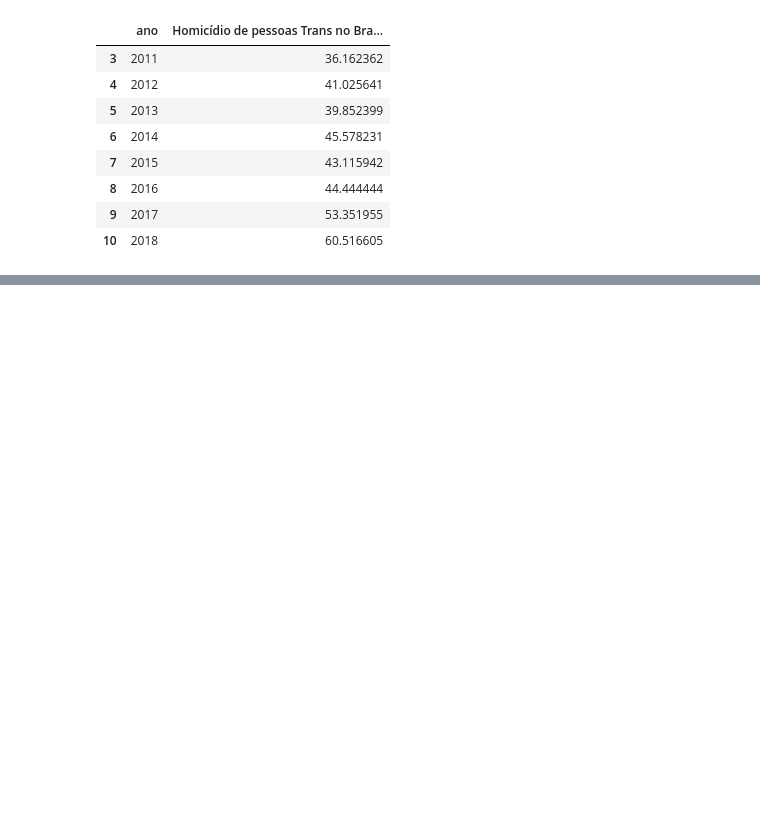
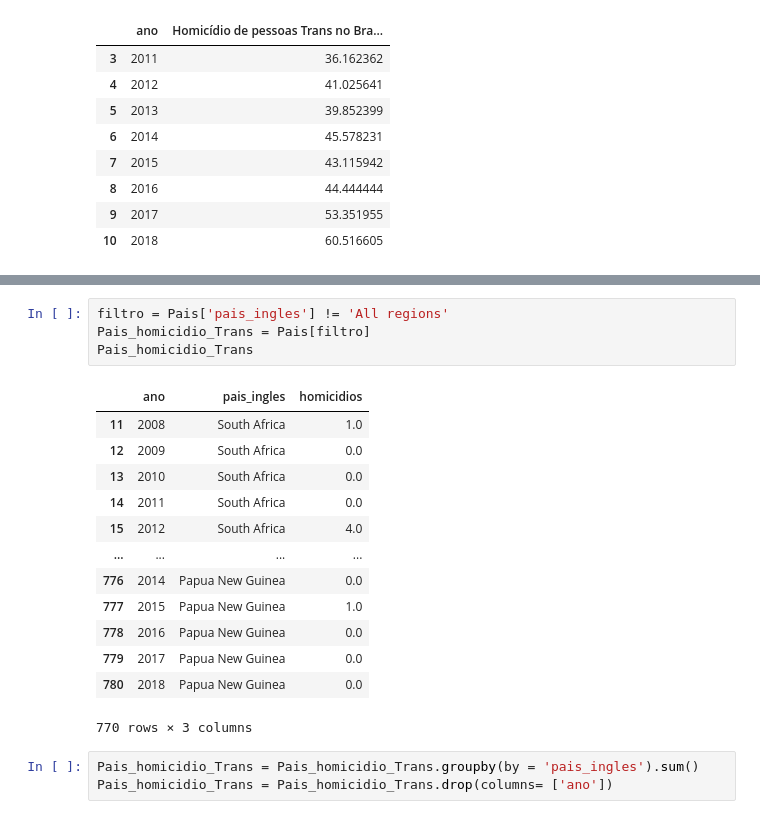
Before and after one commit to YasminForestti/Processo-seletivo-Analytica-2022, a Jupyter notebook: LGBTQIA+fobia.ipynb, the cells around one changed output, grey strips where cells are left out. Saved outputs shown, nothing was run; the diff lists cells and outputs as text; blank space fills up the shorter version.

```diff
--- a/LGBTQIA+fobia.ipynb
+++ b/LGBTQIA+fobia.ipynb
@@ -200,0 +219,21 @@ porcentagem_mortes_brasil
+# %%
+filtro = Pais['pais_ingles'] != 'All regions'
+Pais_homicidio_Trans = Pais[filtro]
+Pais_homicidio_Trans
+# %% [output]
+|  | ano | pais_ingles | homicidios |
+| 11 | 2008 | South Africa | 1.0 |
+| 12 | 2009 | South Africa | 0.0 |
+| 13 | 2010 | South Africa | 0.0 |
+| 14 | 2011 | South Africa | 0.0 |
+| 15 | 2012 | South Africa | 4.0 |
+| ... | ... | ... | ... |
+| 776 | 2014 | Papua New Guinea | 0.0 |
+| 777 | 2015 | Papua New Guinea | 1.0 |
+| 778 | 2016 | Papua New Guinea | 0.0 |
+| 779 | 2017 | Papua New Guinea | 0.0 |
+| 780 | 2018 | Papua New Guinea | 0.0 |
+770 rows × 3 columns
+# %%
+Pais_homicidio_Trans = Pais_homicidio_Trans.groupby(by = 'pais_ingles').sum()
+Pais_homicidio_Trans = Pais_homicidio_Trans.drop(columns= ['ano'])
```
Also changed, not shown: parts of 6 cells of this notebook.
